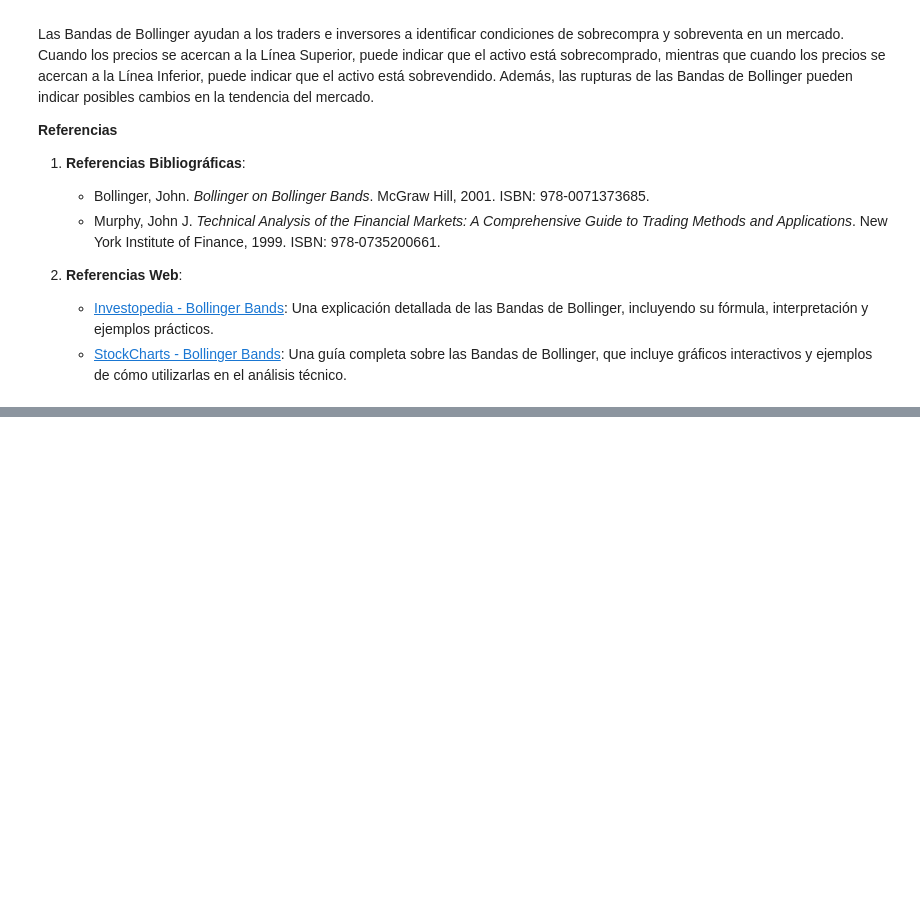
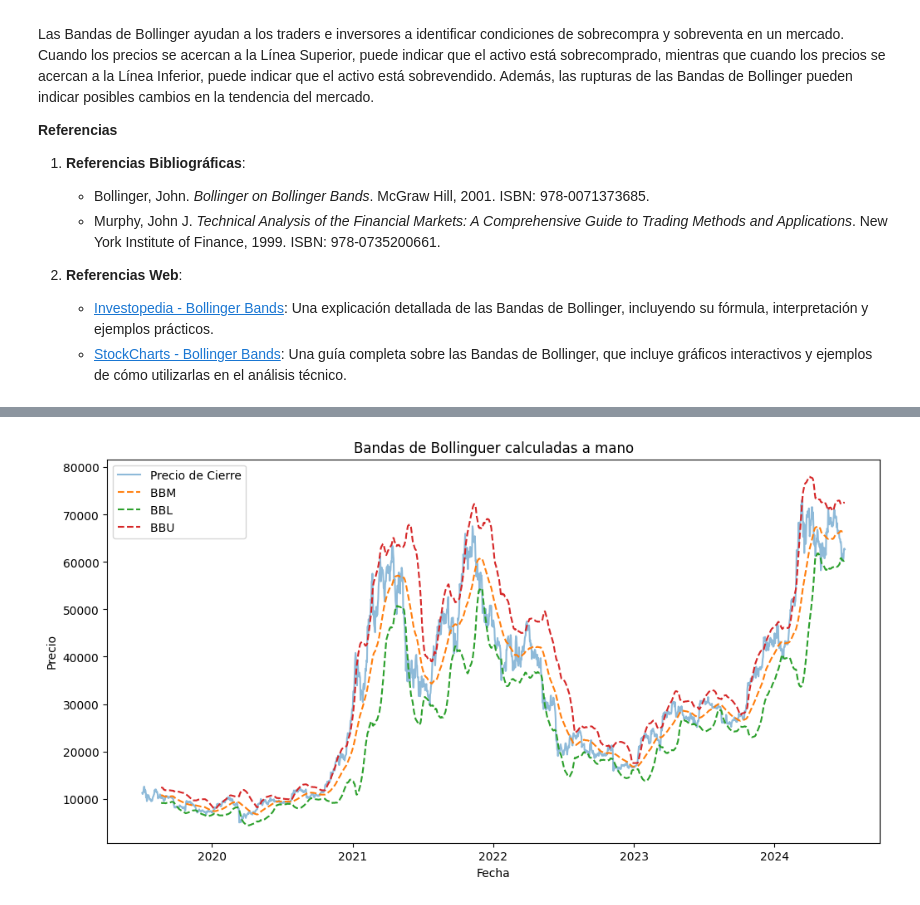
Before and after one commit to aranagarapena/quantitative-trading-analysis, a Jupyter notebook: Curso/Algorithmic Trading Strategies in Python/Section 2.-Indicators/2.1.-Trend/2.1.2-bollinger-bands.ipynb, the cells around one changed output, grey strips where cells are left out. Drawn from its saved outputs; the diff is of its cells as text; code cells hidden in the pictures; blank space fills up the shorter version.

Commit message:
añadidas bandas de bollinguer - revisar calculo que no coincide exactamente con TA

```diff
--- a/Curso/Algorithmic Trading Strategies in Python/Section 2.-Indicators/2.1.-Trend/2.1.2-bollinger-bands.ipynb
+++ b/Curso/Algorithmic Trading Strategies in Python/Section 2.-Indicators/2.1.-Trend/2.1.2-bollinger-bands.ipynb
@@ -205,16 +212,30 @@ Note: you may need to restart the kernel to use updated packages.
 # %%
-# Bandas de Bollinger calculadas a mano
-mb = data[nombre_columna_precio].rolling(window=50).mean()
-std = np.full_like(data[nombre_columna_precio], np.nan)
+# 1. Bandas de Bollinger calculadas a mano
+
+# calculo de la bbm o sma del periodo
+bbm = data[nombre_columna_precio].rolling(window=50).mean()
+
+# inicializacion de las variables
+bbu = np.full_like(data[nombre_columna_precio].values, np.nan)
+bbl = np.full_like(data[nombre_columna_precio].values, np.nan)
+std = np.full_like(data[nombre_columna_precio].values, np.nan)
+
 
 for i in range(periodo -1,len(data[nombre_columna_precio])):
-    if mb[i] != np.nan:
+
+    if bbm[i] != np.nan:
         stdv_sum = 0
-        for j in range(i-periodo, i+periodo):
-            stdv_sum = stdv_sum + (data[nombre_columna_precio][j] - mb[i])**2
+
+        for j in range(i-periodo+1, i):
+            stdv_sum = stdv_sum + (data[nombre_columna_precio][j] - bbm[i])**2
+
         std[i] = np.sqrt((1/(periodo-1))*(stdv_sum))
-        ub = mb[i] + (2*std[i])
+        bbu[i] = bbm[i] + (2*std[i])
+        bbl[i] = bbm[i] - (2*std[i])
 
+data[nombre_calculada_u] = bbu
+data[nombre_calculada_l] = bbl
+data[nombre_calculada_m] = bbm
 
 # ub =
 # lb
@@ -223,0 +254,14 @@ array([nan, nan, nan, ..., nan, nan, nan])
+# %%
+# Graficar las bandas de bollinguer
+plt.figure(figsize=(12, 6))
+plt.plot(data.index, data[nombre_columna_precio], label='Precio de Cierre', alpha=0.5)
+plt.plot(data.index, data[nombre_calculada_m], label='BBM ', linestyle='--')
+plt.plot(data.index, data[nombre_calculada_l], label='BBL ', linestyle='--')
+plt.plot(data.index, data[nombre_calculada_u], label='BBU ', linestyle='--')
+plt.title('Bandas de Bollinguer calculadas a mano')
+plt.xlabel('Fecha')
+plt.ylabel('Precio')
+plt.legend()
+plt.show()
+# %% [output]
+[figure, added]
```
Also changed, not shown: parts of 6 cells of this notebook.
